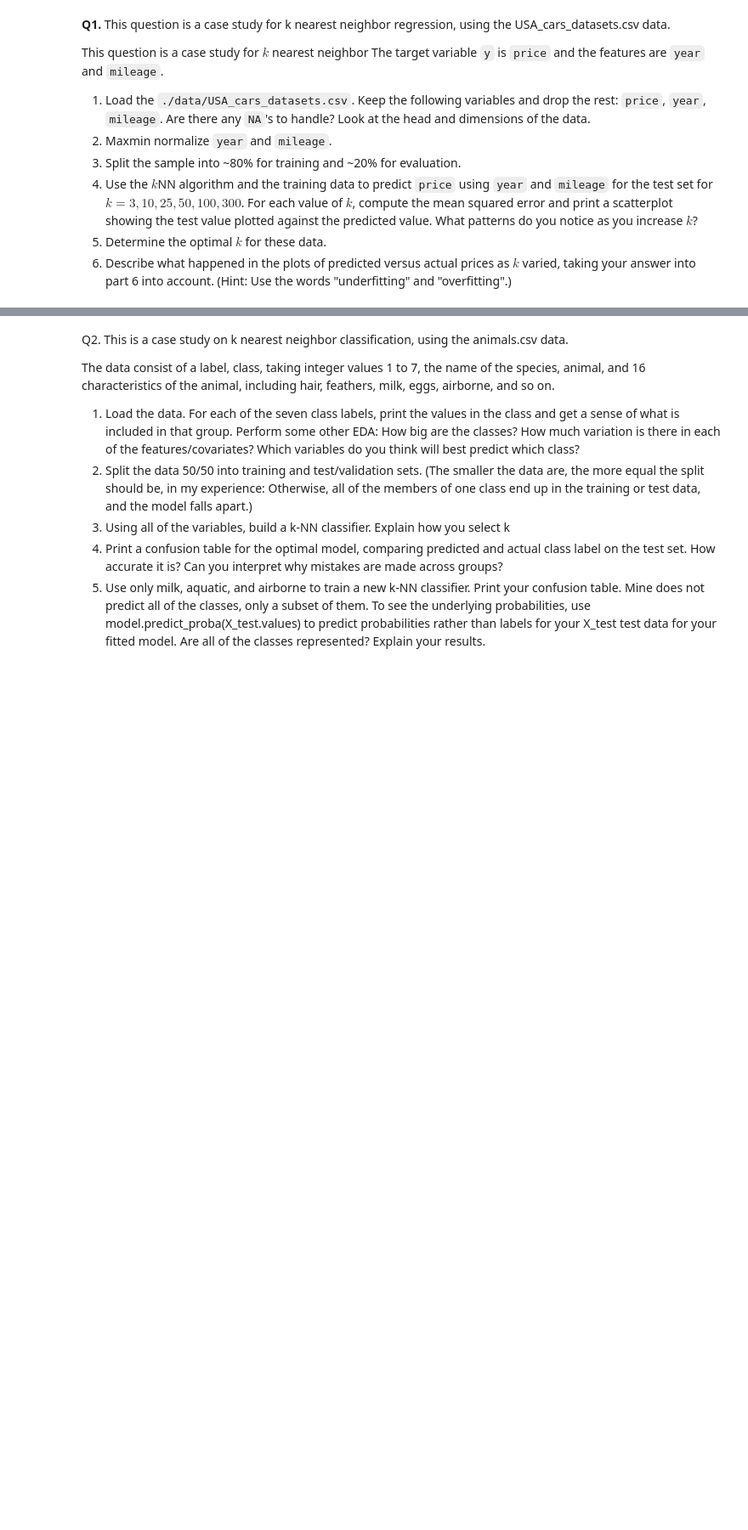
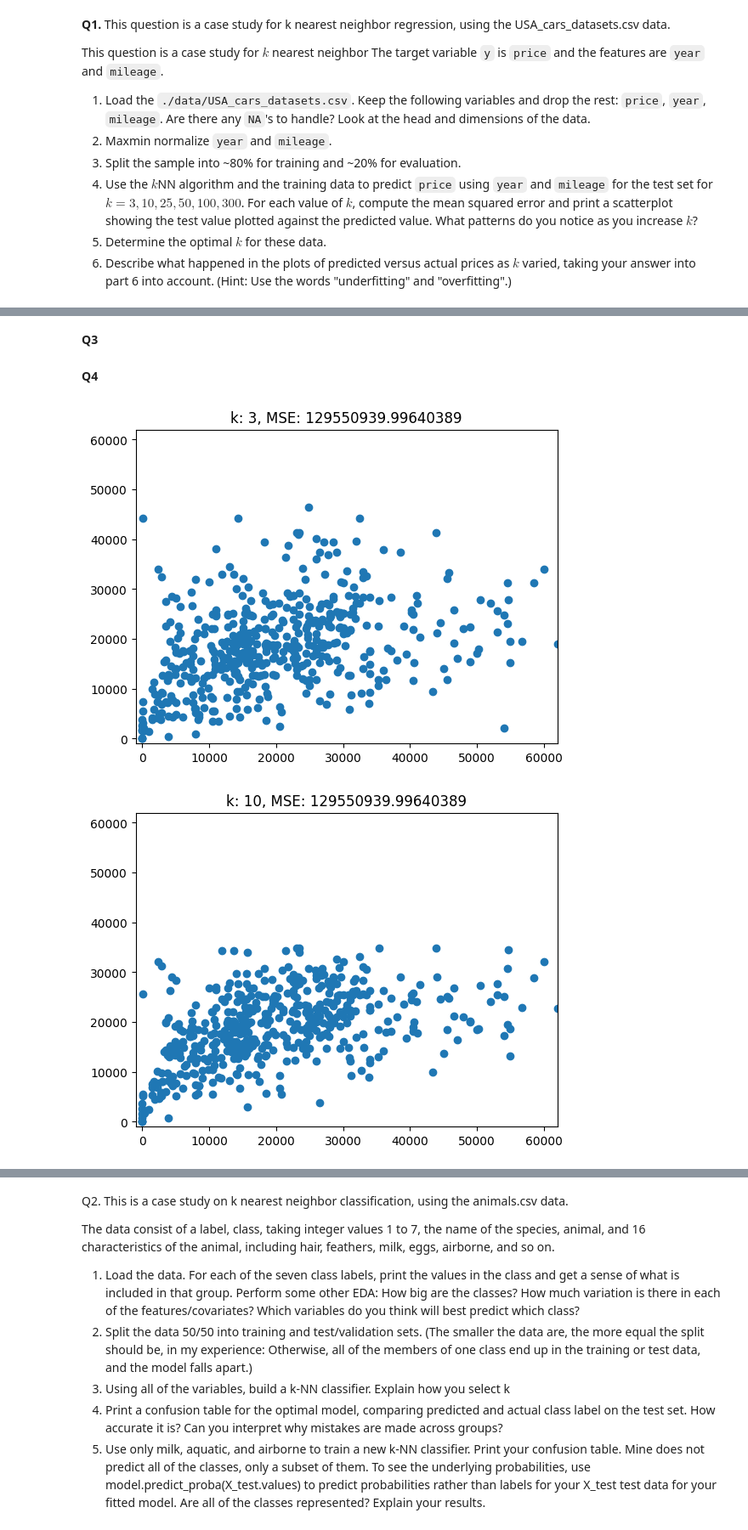
Before and after one commit to pwy7fv/knn, a Jupyter notebook: assignment_knn.ipynb, the cells around one changed output, grey strips where cells are left out. Shown at 85% size. Saved outputs shown, nothing was run; the diff lists cells and outputs as text; code cells hidden in the pictures; blank space fills up the shorter version.

```diff
--- a/assignment_knn.ipynb
+++ b/assignment_knn.ipynb
@@ -39,0 +59,4 @@ This question is a case study for $k$ nearest neighbor The target variable `y` i
+# %%
+df = pd.read_csv('knn/data/USA_cars_datasets.csv')
+keep = ['price','year','mileage']
+df = df.loc[:,keep]
@@ -39,0 +100,9 @@ This question is a case study for $k$ nearest neighbor The target variable `y` i
+# %%
+def maxmin(z):
+  z = (z-min(z))/(max(z)-min(z))
+  return(z)
+
+df['year'] = maxmin(df['year'])
+df['mileage'] = maxmin(df['mileage'])
+
+df.head()
@@ -39,0 +116,9 @@ This question is a case study for $k$ nearest neighbor The target variable `y` i
+# %% [markdown]
+**Q3**
+# %%
+from sklearn.model_selection import train_test_split
+y = df['price']
+X = df.loc[:,['year','mileage']]
+X_train, X_test, y_train, y_test = train_test_split(X,y,test_size=.2,random_state=200)
+# %% [markdown]
+**Q4**
@@ -39,0 +128,16 @@ This question is a case study for $k$ nearest neighbor The target variable `y` i
+# %%
+for k in [3,10,25,50,100,300]:
+    model = KNeighborsRegressor(n_neighbors=k).fit(X_train,y_train)
+    y_hat = model.predict(X_test)
+    MSE = mean_squared_error(y_test, y_hat)
+
+    plot, axes = plt.subplots()
+    plt.scatter(y_test,y_hat)
+    plt.title('k: '+str(k)+', MSE: '+str(mse))
+    axes.set_ylim(-1000, 62000)
+    axes.set_xlim(-1000, 62000)
+    plt.show()
+# As k increases the predicted values have less of a range.
+# %% [output]
+[figure, added]
+[figure, added]
```
Also changed, not shown: parts of 13 cells of this notebook.
